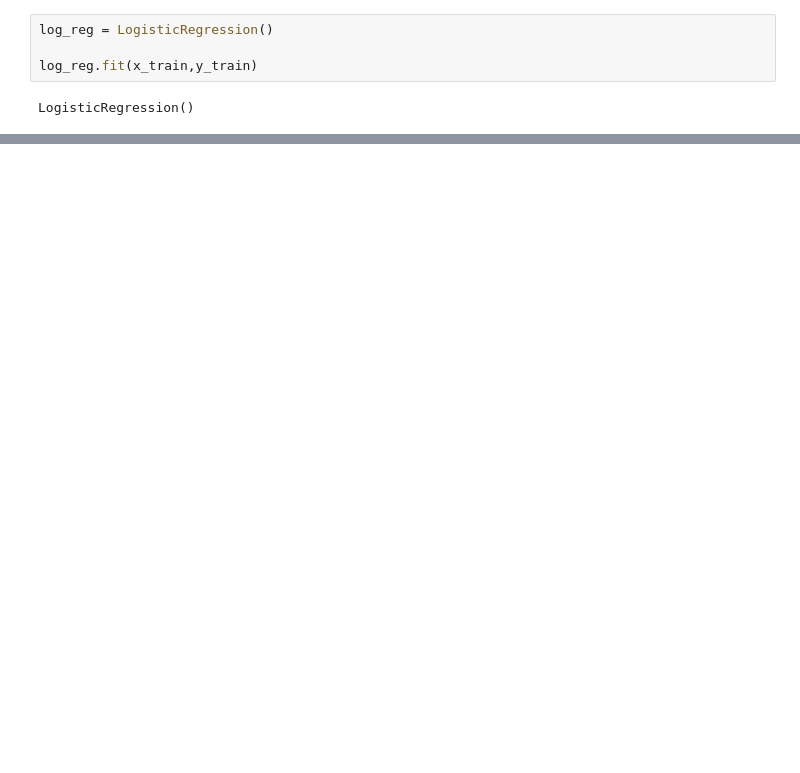
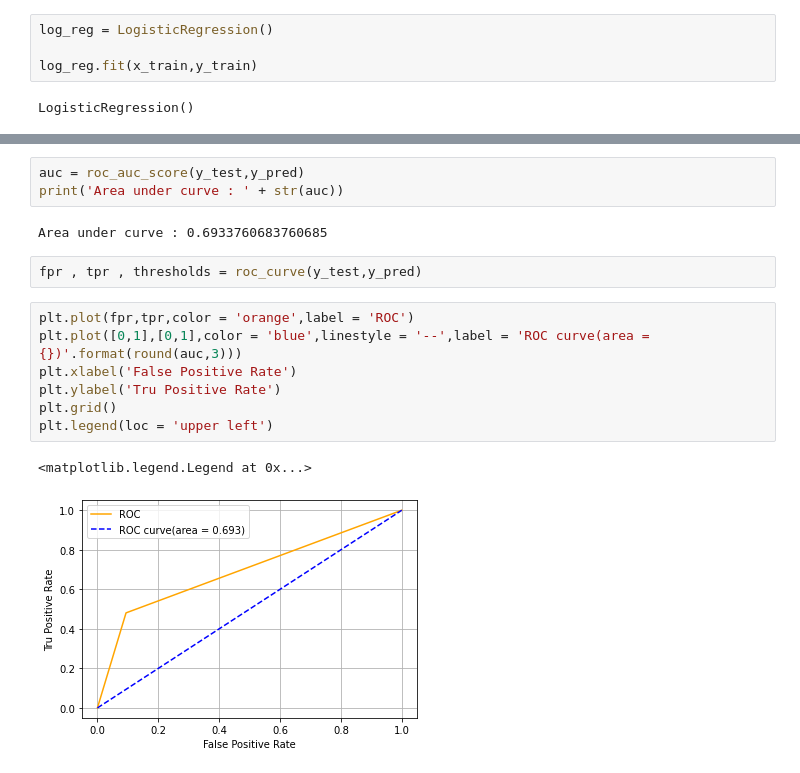
Before and after one commit to agupta284/ML_Models, a Jupyter notebook: Logistic_Regression/Logistic_Regression.ipynb, the cells around one changed output, grey strips where cells are left out. Saved outputs shown, nothing was run; the diff lists cells and outputs as text; blank space fills up the shorter version.

```diff
--- a/Logistic_Regression/Logistic_Regression.ipynb
+++ b/Logistic_Regression/Logistic_Regression.ipynb
@@ -215,0 +236,17 @@ accuracy
+# %%
+auc = roc_auc_score(y_test,y_pred)
+print('Area under curve : ' + str(auc))
+# %% [output]
+Area under curve : 0.6933760683760685
+# %%
+fpr , tpr , thresholds = roc_curve(y_test,y_pred)
+# %%
+plt.plot(fpr,tpr,color = 'orange',label = 'ROC')
+plt.plot([0,1],[0,1],color = 'blue',linestyle = '--',label = 'ROC curve(area = {})'.format(round(auc,3)))
+plt.xlabel('False Positive Rate')
+plt.ylabel('Tru Positive Rate')
+plt.grid()
+plt.legend(loc = 'upper left')
+# %% [output]
+<matplotlib.legend.Legend at 0x...>
+[figure, added]
```
Also changed, not shown: parts of 5 cells of this notebook.
